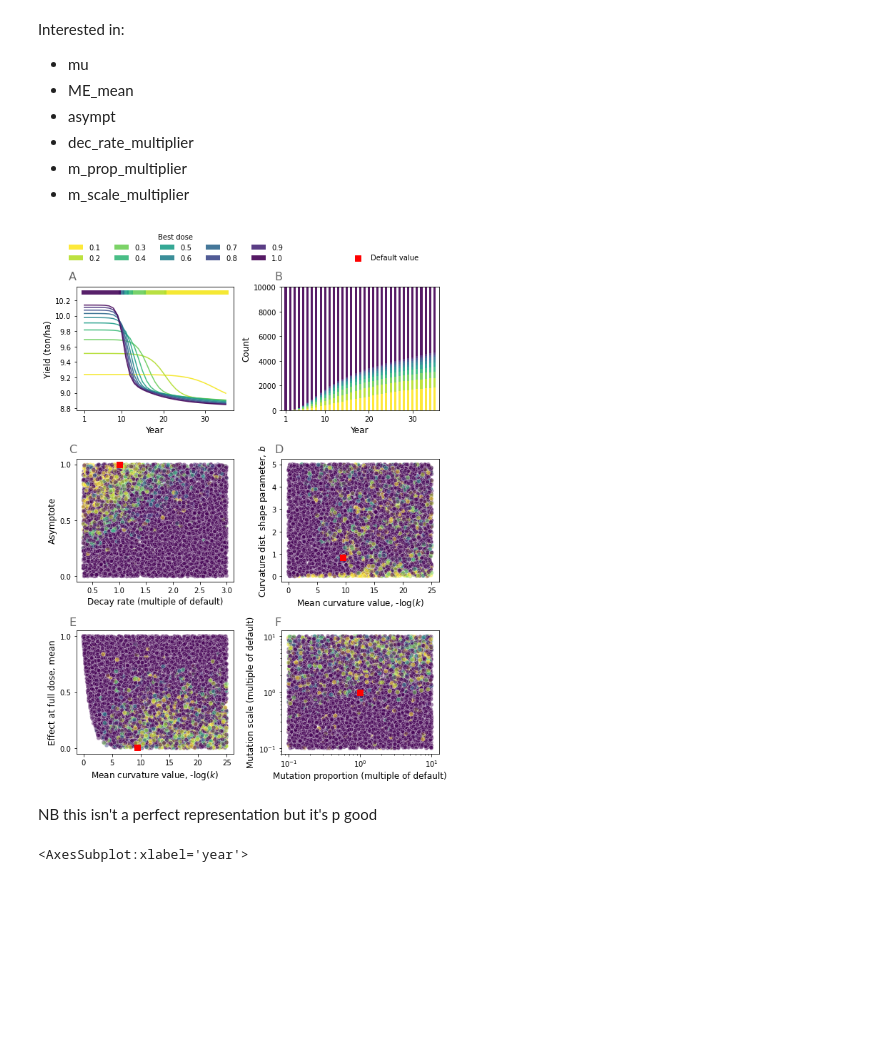
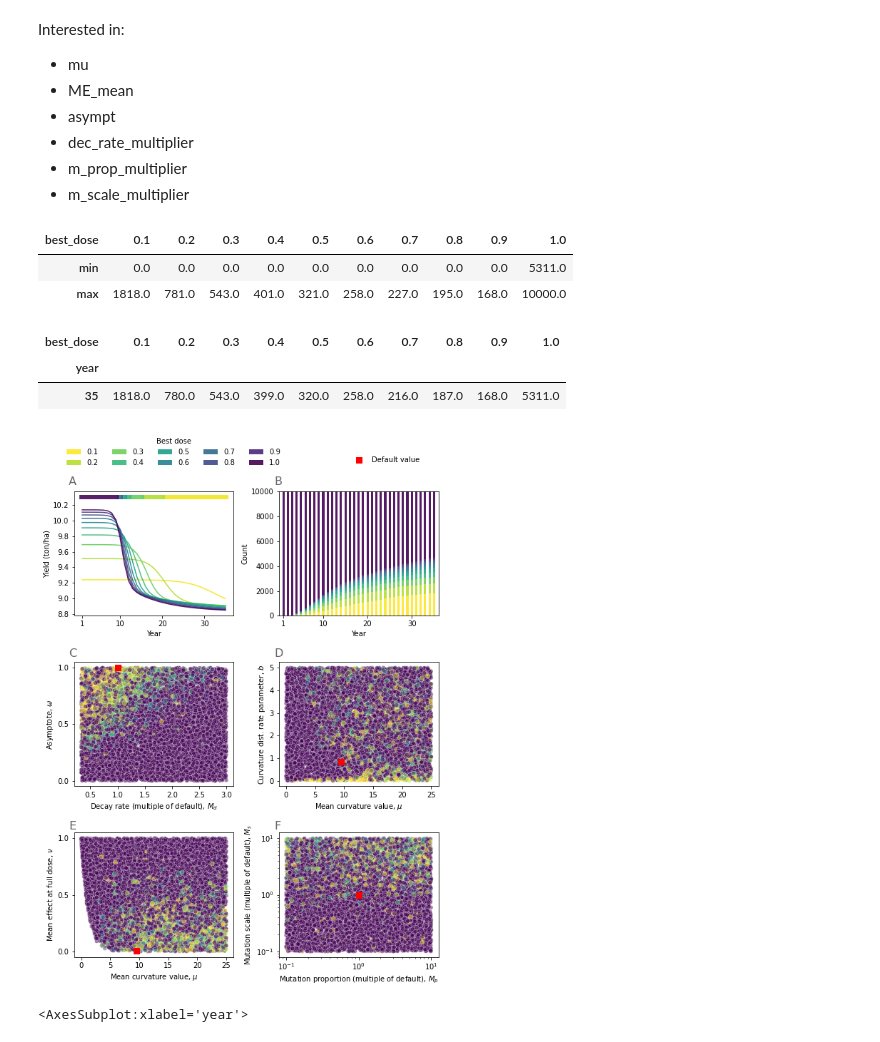
Before and after one commit to nt409/quant-res-doses, a Jupyter notebook: notebooks/103_fig3.ipynb, the cells around one changed output. Saved outputs shown, nothing was run; the diff lists cells and outputs as text; code cells hidden in the pictures; blank space fills up the shorter version.

```diff
--- a/notebooks/103_fig3.ipynb
+++ b/notebooks/103_fig3.ipynb
@@ -57,7 +57,7 @@ df.head(2)
 | 1 | 0 | 2 | 1.0 | 9 | 1.0 | 5.054079e-27 | 7.584700e-34 | 1.472094e-39 | 4.846678e-45 | ... |
 2 rows × 22 columns
 # %%
-cf = Config(verbose=False)
+cf = Config(verbose=False, n_k=300)
 
 default_b = cf.k_b
 default_mu = cf.k_mu
@@ -328,6 +238,18 @@ Interested in:
 - dec_rate_multiplier
 - m_prop_multiplier
 - m_scale_multiplier
+# %%
+barchartdf.replace(np.nan, 0).describe().loc[['min', 'max']]
+# %% [output]
+| best_dose | 0.1 | 0.2 | 0.3 | 0.4 | 0.5 | 0.6 | 0.7 | 0.8 | 0.9 | 1.0 |
+| min | 0.0 | 0.0 | 0.0 | 0.0 | 0.0 | 0.0 | 0.0 | 0.0 | 0.0 | 5311.0 |
+| max | 1818.0 | 781.0 | 543.0 | 401.0 | 321.0 | 258.0 | 227.0 | 195.0 | 168.0 | 10000.0 |
+# %%
+barchartdf.loc[[35]]
+# %% [output]
+| best_dose | 0.1 | 0.2 | 0.3 | 0.4 | 0.5 | 0.6 | 0.7 | 0.8 | 0.9 | 1.0 |
+| year |  |  |  |  |  |  |  |  |  |  |
+| 35 | 1818.0 | 780.0 | 543.0 | 399.0 | 320.0 | 258.0 | 216.0 | 187.0 | 168.0 | 5311.0 |
 # %%
 f, ax = plt.subplots(3, 2, figsize=(8, 12))
 
@@ -464,61 +386,59 @@ ax[0][1].set_xticks([0, 9, 19, 29])
 ax[0][1].set_xticklabels([1,10,20,30], rotation=0)
 
 # C
-ax[1][0].set_xlabel('Decay rate (multiple of default)')
-ax[1][0].set_ylabel('Asymptote')
+ax[1][0].set_xlabel(r'Decay rate (multiple of default), $M_d$')
+ax[1][0].set_ylabel(r'Asymptote, $\omega$')
 
 ax[1][0].set_yticks([0, 0.5, 1])
 ax[1][0].scatter([1], [1], c=cc, s=ss, marker=marker, label='Default value')
 
 
 # D
-ax[1][1].set_xlabel(r'Mean curvature value, -log($k$)')
-ax[1][1].set_ylabel(r'Curvature dist. shape parameter, $b$')
+ax[1][1].set_xlabel(r'Mean curvature value, $\mu$')
+ax[1][1].set_ylabel(r'Curvature dist. rate parameter, $b$')
 
 ax[1][1].scatter([default_mu], [default_b], c=cc, s=ss, marker=marker)
 
 
 
 # E
-ax[2][0].set_xlabel(r'Mean curvature value, -log($k$)')
-ax[2][0].set_ylabel('Effect at full dose, mean')
+ax[2][0].set_xlabel(r'Mean curvature value, $\mu$')
+ax[2][0].set_ylabel(r'Mean effect at full dose, $\nu$')
 
 ax[2][0].scatter([default_mu], [default_ME_mean], c=cc, s=ss, marker=marker)
 ax[2][0].set_yticks([0, 0.5, 1])
 
 
 # F
-ax[2][1].set_xlabel('Mutation proportion (multiple of default)')
-ax[2][1].set_ylabel('Mutation scale (multiple of default)')
+ax[2][1].set_xlabel(r'Mutation proportion (multiple of default), $M_p$')
+ax[2][1].set_ylabel(r'Mutation scale (multiple of default), $M_s$')
 
 ax[2][1].set_xscale('log')
 ax[2][1].set_yscale('log')
 ax[2][1].scatter([1], [1], c=cc, s=ss, marker=marker)
 
 
 
 plt.tight_layout(rect=[0,0,1,0.83], h_pad=3)
 
 ax[0][1].legend(
     bbox_to_anchor=(0.05, 1.15),
     loc='lower right',
     labels=[f'{ii:.1f}' for ii in np.arange(0.1,1.1,0.1)],
     title='Best dose',
     ncol=5,
     framealpha=0,
 )
 
 ax[1][0].legend(
     bbox_to_anchor=(1.7, 2.55),
     loc='lower left',
     framealpha=0,
 )
 
 get_corner_annotations(2, 3, 0.075, 0.82, 0.5, 0.28, plt)
 # %% [output]
-[figure, old version]
+[figure, new version]
-# %% [markdown]
-NB this isn't a perfect representation but it's p good
 # %%
 f.savefig('../figures/paper/fig3.jpg', dpi=300, bbox_inches="tight")
 # %%
```
Also changed, not shown: parts of 10 cells of this notebook, 37 other files.
